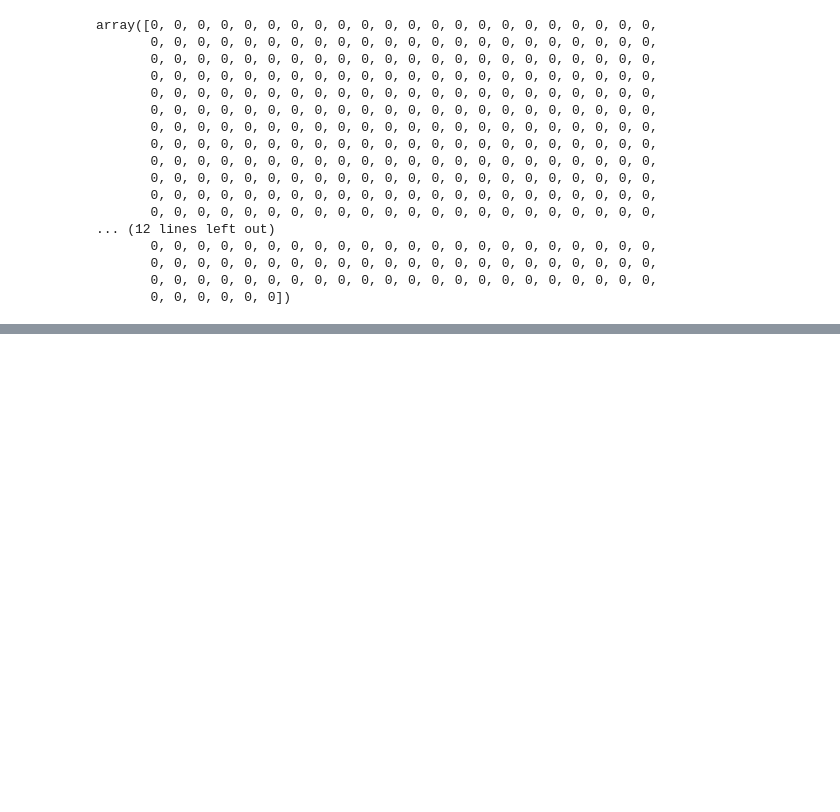
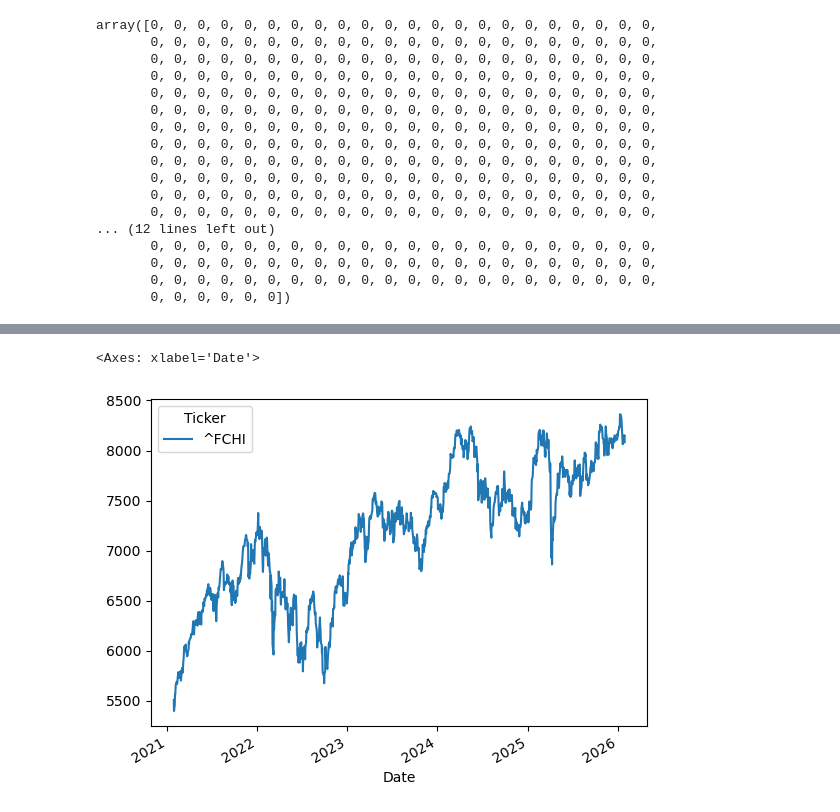
Before and after one commit to Guillaume-melis/Machine_Learning_for_Finance, a Jupyter notebook: TP1/TP1.ipynb, the cells around one changed output, grey strips where cells are left out. Drawn from its saved outputs; the diff is of its cells as text; code cells hidden in the pictures; blank space fills up the shorter version.

```diff
--- a/TP1/TP1.ipynb
+++ b/TP1/TP1.ipynb
@@ -267,0 +273,2 @@ plot_by_state(Y,gvit)
+# %%
+df = yf.download("^FCHI",period="5y", interval="1d", progress=False)
@@ -267,0 +293,3 @@ plot_by_state(Y,gvit)
+# %%
+adj = df['Close']
+adj
@@ -267,0 +311,5 @@ plot_by_state(Y,gvit)
+# %%
+adj.plot()
+# %% [output]
+<Axes: xlabel='Date'>
+[figure, added]
```
Also changed, not shown: parts of 26 cells of this notebook.
